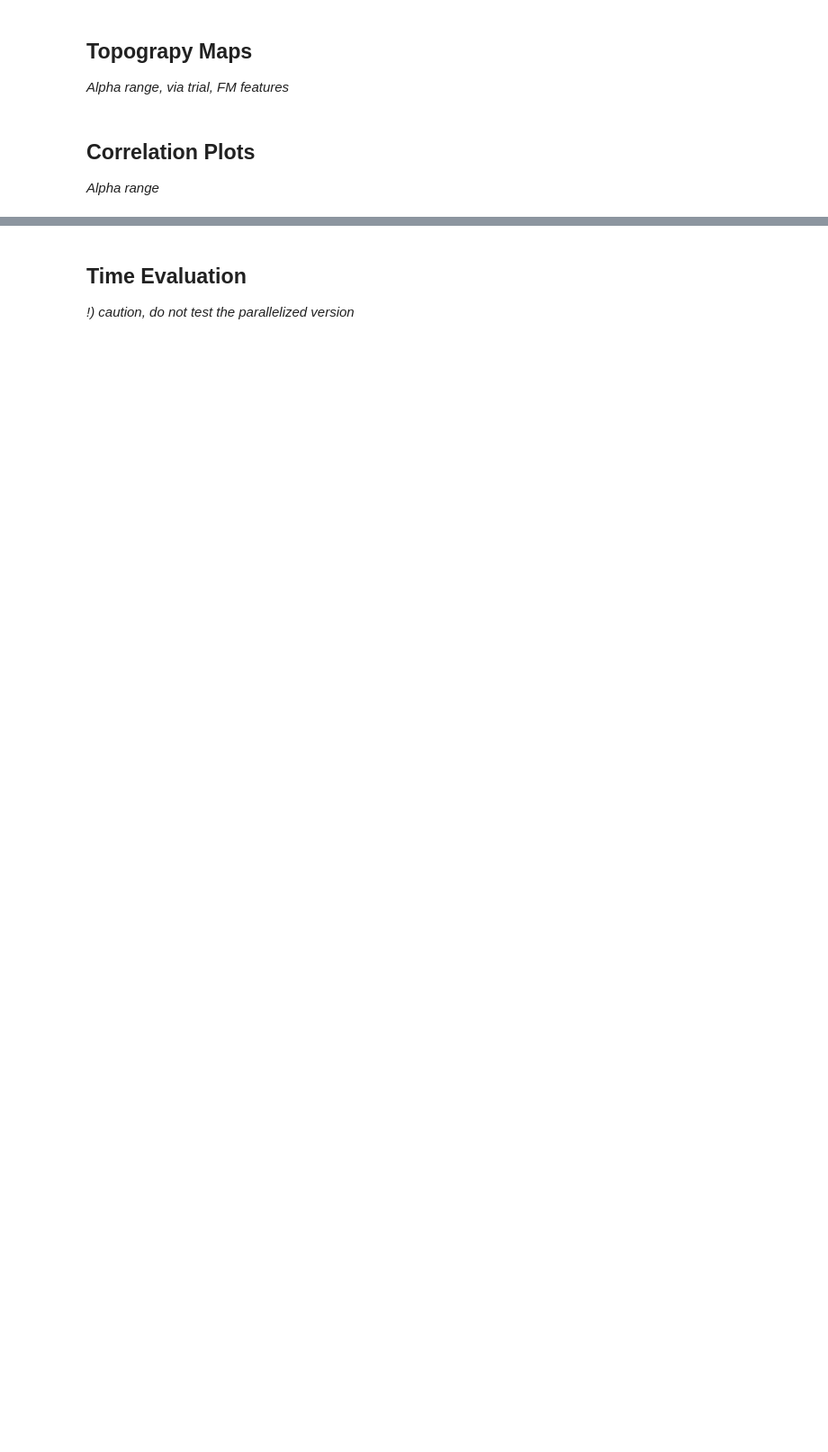
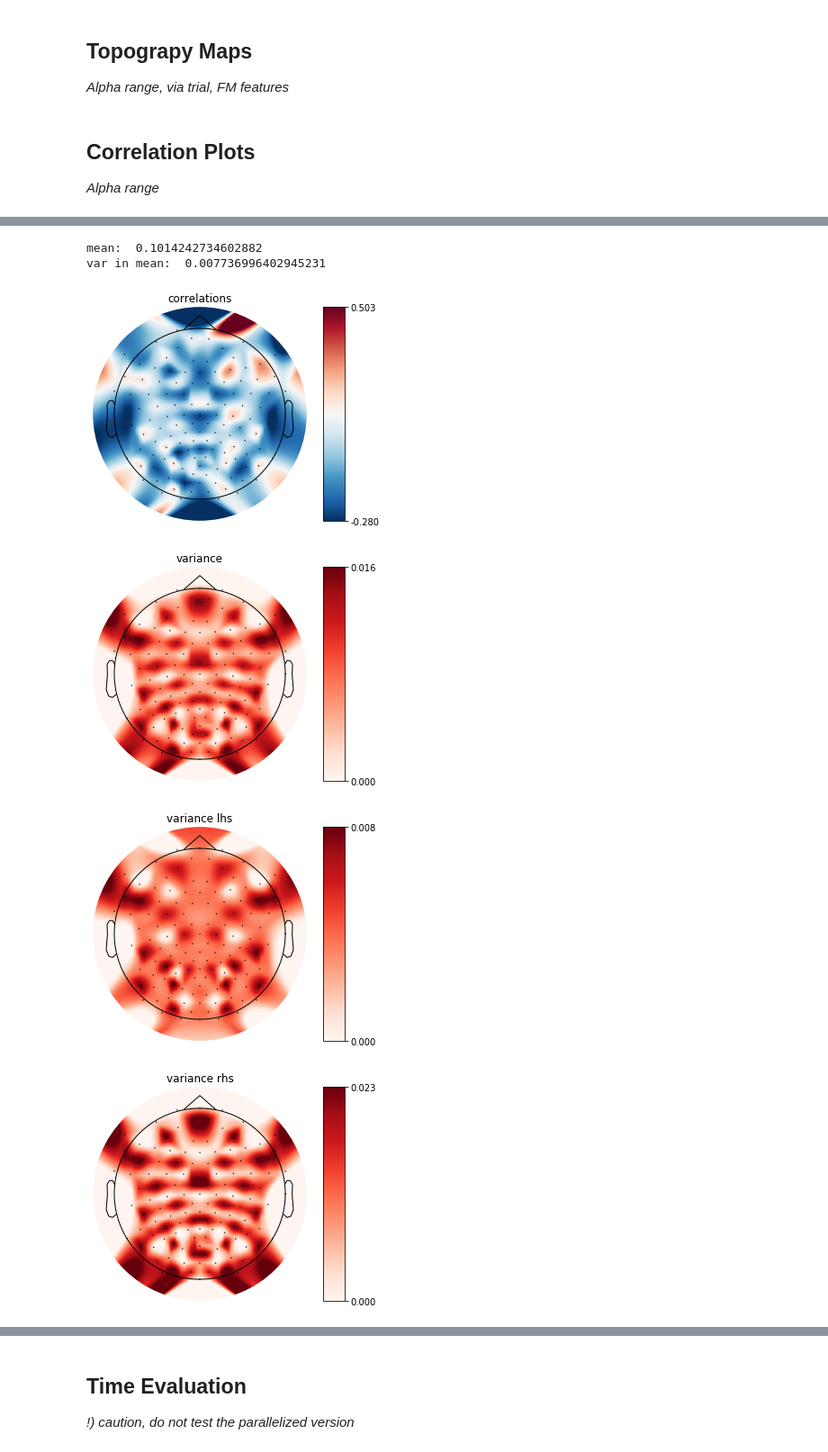
Before and after one commit to vatevr/Cybathlon-2020-UniVie, a Jupyter notebook: signalprocessing/peakfrequency/worspace.ipynb, the cells around one changed output, grey strips where cells are left out. Shown at 90% size. Drawn from its saved outputs; the diff is of its cells as text; code cells hidden in the pictures; blank space fills up the shorter version.

```diff
--- a/signalprocessing/peakfrequency/worspace.ipynb
+++ b/signalprocessing/peakfrequency/worspace.ipynb
@@ -3,10 +3,13 @@
 ## Load Data
 # %%
 import mne
+import scipy
 import peakfrequency.peak_frequency as pf
 from mne.channels.layout import _auto_topomap_coords as pos_from_raw
 import numpy as np
 import matplotlib.pyplot as plt
+%load_ext autoreload
+%autoreload 2
 
 '''
 fname = 'data/S2/S2_4chns.raw'
@@ -21,22 +24,32 @@ data = data.T
 # Load data
 path = "data/TF/"
 raw = mne.io.read_raw_brainvision(path + "20191201_Cybathlon_TF_Session1_Block1.vhdr", preload=True)
+raw2 = mne.io.read_raw_brainvision(path + "20191201_Cybathlon_TF_Session1_Block2.vhdr", preload=True)
 # Set montage (location of channels)
 raw.rename_channels({'O9': 'I1', 'O10': 'I2'})
+raw2.rename_channels({'O9': 'I1', 'O10': 'I2'})
 montage = mne.channels.read_montage("standard_1005")
 raw.set_montage(montage)
+raw2.set_montage(montage)
 raw.rename_channels({'I1': 'O9', 'I2': 'O10'})
-# Remove bad channels from analysis
-raw.info['bads'] = ['F2', 'FFC2h', 'POO10h', 'O2']
+raw2.rename_channels({'I1': 'O9', 'I2': 'O10'})
+
+# Remove bad channels from analysis-
+#raw.info['bads'] = ['F2', 'FFC2h', 'POO10h', 'O2']
+raw.info['bads'] = []
 picks = mne.pick_types(raw.info, eeg=True, stim=False, exclude='bads')
 
 fs = int(1/raw.times[1])
 # Create events from triggers
 events = mne.events_from_annotations(raw)[0]
+events2 = mne.events_from_annotations(raw2)[0]
 # Epoch data (cut up data into trials)
 tmin = 1            # time in seconds after trigger the trial should start
 tmax = tmin + 5     # time in seconds after trigger the trial should end
 epochs = mne.Epochs(raw, events, tmin=tmin, tmax=tmax, preload=True, baseline=None, picks=picks)
+epochs2 = mne.Epochs(raw2, events2, tmin=tmin, tmax=tmax, preload=True, baseline=None, picks=picks)
 data_lhand = epochs['1'].get_data()
+data_lhand = np.vstack((data_lhand, epochs2['1'].get_data()))
 data_rhand = epochs['2'].get_data()
+data_rhand = np.vstack((data_rhand, epochs2['2'].get_data()))
 nr_channels = data_rhand[0].shape[0]
@@ -97,4 +136,6 @@ bands = bands_l
 # %% [markdown]
 ## Topograpy Maps
 *Alpha range, via trial, FM features*
+# %%
+bands = {'Delta': (1.0, 4.0, 'Delta (1 , 4)'), 'Theta': (4.0, 8.0, 'Theta (4.0 , 8)'), 'Alpha': (8.0, 12.0, 'Alpha (9 , 12)'), 'Beta': (12.0, 30.0, 'Beta (12 , 30.0)'), 'Gamma': (30.0, 45.0, 'Gamma (30 , 45)')}
 # %%
@@ -131,11 +233,30 @@ for i in range(data_lhand.shape[0]):
 # %%
 import pandas as pd
 
 y = np.array(acum_y)
 val= []
+var = []
+var_left = []
+var_right = []
 for i in range(y.shape[1]):
     corr = np.corrcoef(acum_x, y[:, i])
-    val.append(np.abs(corr[0][1]))
-print(val)
+    var.append(np.var(y[:,i]))
+    var_left.append(np.var(left[:,i]))
+    var_right.append(np.var(right[:,i]))
+    val.append(corr[0][1])
+print('mean: ', np.mean(np.abs(val)))
+print('var in mean: ', np.var(np.abs(val)))
+pos = pos_from_raw(raw.info, picks)
 plot_single_topomap(val, pos, title = 'correlations', cmap_rb=True)
-plt.savefig("corr-alpha.png", dpi=150)
+plot_single_topomap(var, pos, title = 'variance', cmap_rb=True)
+
+plot_single_topomap(var_left, pos, title = 'variance lhs', cmap_rb=True)
+
+plot_single_topomap(var_right, pos, title = 'variance rhs', cmap_rb=True)
+# %% [output]
+mean:  0.1014242734602882
+var in mean:  0.007736996402945231
+[figure, added]
+[figure, added]
+[figure, added]
+[figure, added]
```
Also changed, not shown: parts of 11 cells of this notebook, 6 other files.
